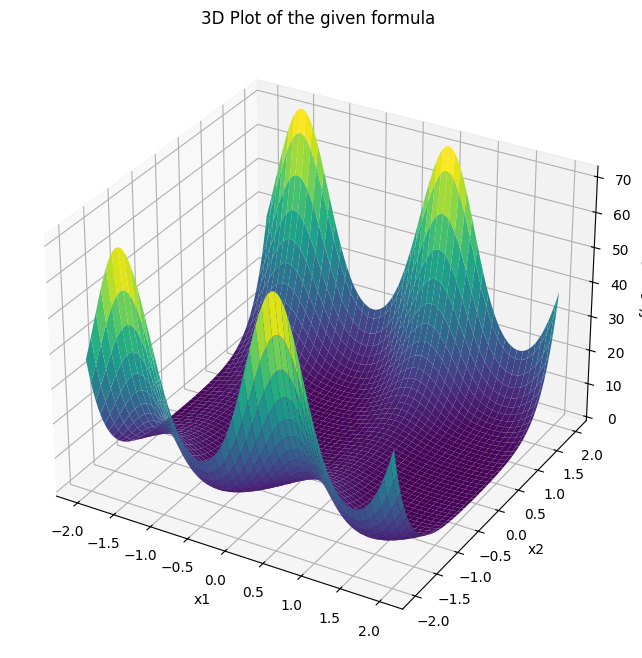
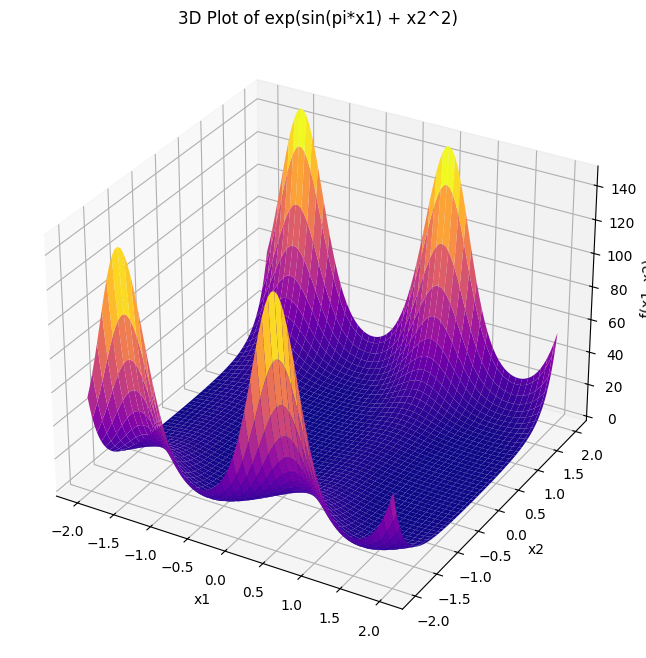
The notebook cell's code change between the first figure and the second:
--- before
+++ after
@@ -3,33 +3,29 @@
 from mpl_toolkits.mplot3d import Axes3D
 
-# Define the function based on the provided formula
-def f(x1, x2):
-    term1 = 0.0047 * (0.0022 - 10.0 * x2)**2
-    term2 = 0.02 * (-0.0119 * (-10.0 * x2 - 0.0014)**2 - 1.1699 * np.sin(3.1532 * x1 - 0.0043) - 1.7154)**4
-    term3 = 0.4923 * np.sin(3.1191 * x1 + 0.002)
-    term4 = 0.8364
-    return term1 + term2 + term3 + term4
+# Define the new function based on the provided lambda, adapted for numpy for plotting
+def f_new(x1, x2):
+    return np.exp(np.sin(np.pi * x1) + x2**2)
 
 # Generate x and y values
-x1_vals = np.linspace(-2, 2, 100)
-x2_vals = np.linspace(-2, 2, 100)
+x1_vals_new = np.linspace(-2, 2, 100)
+x2_vals_new = np.linspace(-2, 2, 100)
 
-X1, X2 = np.meshgrid(x1_vals, x2_vals)
+X1_new, X2_new = np.meshgrid(x1_vals_new, x2_vals_new)
 
-# Calculate Z values using the function
-Z = f(X1, X2)
+# Calculate Z values using the new function
+Z_new = f_new(X1_new, X2_new)
 
 # Create a 3D plot
-fig = plt.figure(figsize=(10, 8))
-ax = fig.add_subplot(111, projection='3d')
+fig_new = plt.figure(figsize=(10, 8))
+ax_new = fig_new.add_subplot(111, projection='3d')
 
 # Plot the surface
-ax.plot_surface(X1, X2, Z, cmap='viridis')
+ax_new.plot_surface(X1_new, X2_new, Z_new, cmap='plasma')
 
-# Set labels
-ax.set_xlabel('x1')
-ax.set_ylabel('x2')
-ax.set_zlabel('f(x1, x2)')
-ax.set_title('3D Plot of the given formula')
+# Set labels and title
+ax_new.set_xlabel('x1')
+ax_new.set_ylabel('x2')
+ax_new.set_zlabel('f(x1, x2)')
+ax_new.set_title('3D Plot of exp(sin(pi*x1) + x2^2)')
 
 plt.show()

Commit: Создано в Colab